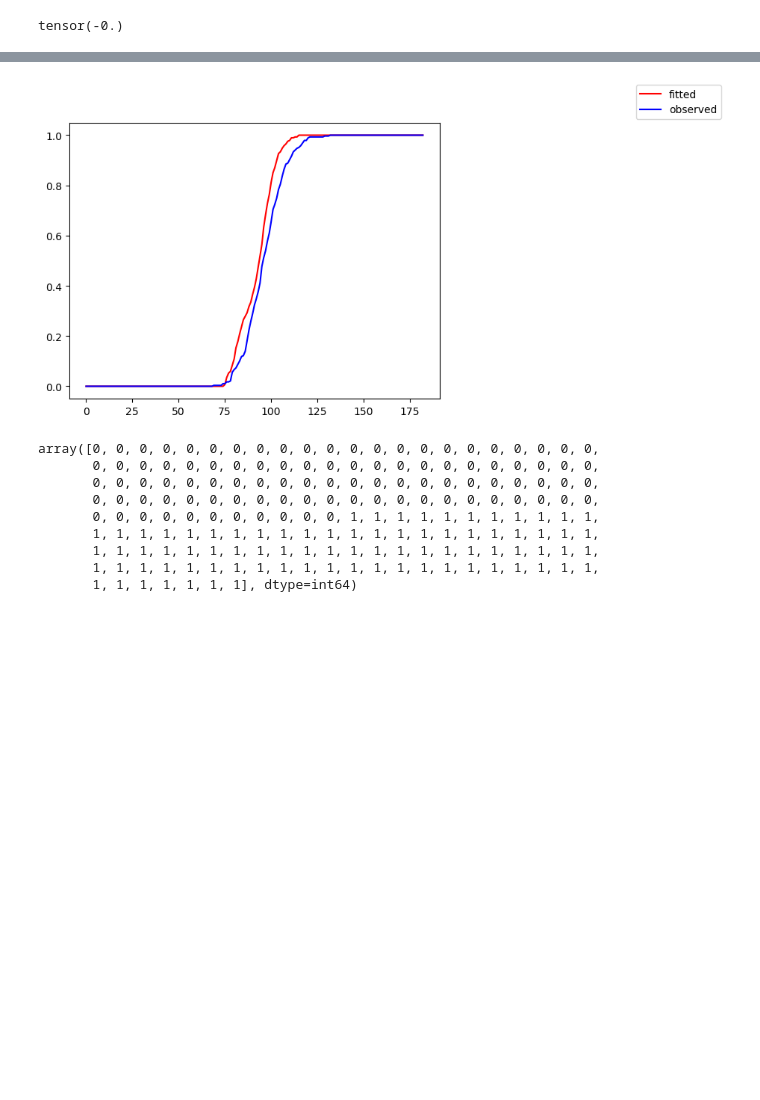
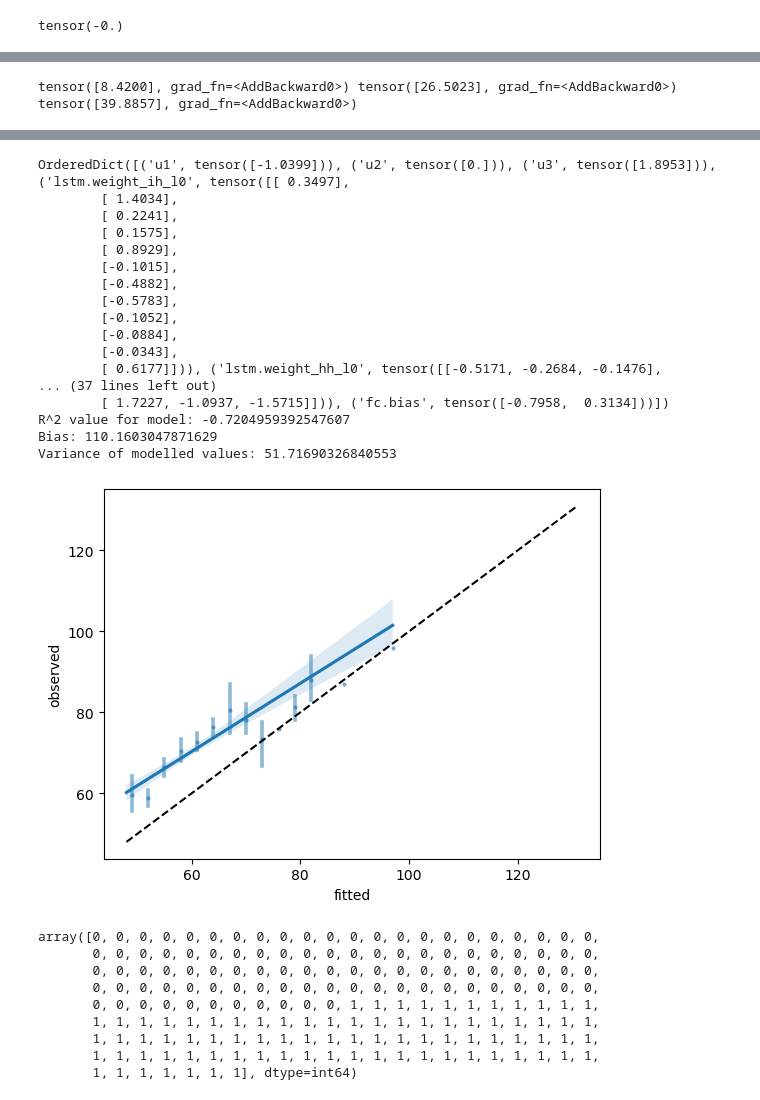
Before and after one commit to MartinP556/ML_algorithms, a Jupyter notebook: LSTM.ipynb, the cells around one changed output, grey strips where cells are left out. Saved outputs shown, nothing was run; the diff lists cells and outputs as text; code cells hidden in the pictures; blank space fills up the shorter version.

Commit message:
About to clean LSTM code

```diff
--- a/LSTM.ipynb
+++ b/LSTM.ipynb
@@ -245,7 +245,7 @@ def sample_augmented_frame(ds_inputs):
             ds_augmented.loc[row_index, f'observed time to {phase}'] = pd.to_timedelta(ds_inputs.loc[row_index, f'observed time to {phase}']) + np.timedelta64(60 - augmented_start, 'D')
     return ds_augmented
 # %%
-ds_reanalysis_SSA = pd.read_csv('C:\\Users\\wlwc1989\\Documents\\Phenology_Test_Notebooks\\phenology_dwd\\results_for_comparing\\for_baseline_tests\\Maize_ML_data_Africa_t2m_PD_SOS.csv')
+ds_reanalysis_SSA = pd.read_csv('C:\\Users\\wlwc1989\\Documents\\Phenology_Test_Notebooks\\phenology_dwd\\results_for_comparing\\Maize_ML_data_Africa_t2m_PD_SOS2.csv')
 ds_reanalysis_SSA['Referenzjahr'] = pd.to_datetime(ds_reanalysis_SSA['WC SOS date']).dt.year
 ds_reanalysis_SSA = ds_reanalysis_SSA.drop('Unnamed: 0', axis = 1).rename(columns={'Stations_id': 'Stations_Id', 'Referenzjahr': 'year'})
 ds_reanalysis_SSA['year'] = ds_reanalysis_SSA['year'].astype(int)
@@ -264,8 +264,8 @@ ds_inputs_SSA['observed time to beginning of flowering'] = pd.to_timedelta(ds_in
 ds_inputs_SSA = ds_inputs_SSA.loc[ds_inputs_SSA['observed time to beginning of flowering'] > 0]
 with warnings.catch_warnings(action="ignore"):
     ds_inputs_SSA = interpolate_columns(ds_inputs_SSA, 270, 'NDVI', resolution=8)
-ds_inputs_SSA.loc[:, [f'temperature at day {n}' for n in range(300)]] = modelling_fctns.Wang_Engel_Temp_response(ds_inputs_SSA.loc[:, [f'temperature at day {n}' for n in range(300)]], 7, 30, 42)
-ds_inputs_SSA = make_cumulative(ds_inputs_SSA, driver_variable = 'temperature', numdays = 300, T_base = 0)
+#ds_inputs_SSA.loc[:, [f'temperature at day {n}' for n in range(300)]] = modelling_fctns.Wang_Engel_Temp_response(ds_inputs_SSA.loc[:, [f'temperature at day {n}' for n in range(300)]], 7, 30, 42)
+#ds_inputs_SSA = make_cumulative(ds_inputs_SSA, driver_variable = 'temperature', numdays = 300, T_base = 0)
 stations_data_lobell = pd.read_csv('C:\\Users\\wlwc1989\\Documents\\Phenology_Test_Notebooks\\phenology_dwd\\African_data\\Lobell2011\\EIL_site_latlon.csv')
 ds_inputs_SSA = get_station_locations_SSA(ds_inputs_SSA, stations_data_lobell)
 ds_inputs_SSA = ds_inputs_SSA.rename(columns={'Stations_Id':'Stations_id'})
@@ -400,0 +461,8 @@ class LSTMClassifier(nn.Module):
+# %%
+def plot_from_saved(savename, model, val_dl):
+    model_dir = 'C:\\Users\\wlwc1989\\Documents\\Phenology_Test_Notebooks\\ML_algorithms\\saved_models\\'
+    model_path = os.path.join(model_dir, savename + ".pt")
+    checkpoint = torch.load(model_path, weights_only=True)
+    model.load_state_dict(checkpoint['model_state_dict'])
+    #optimizer.load_state_dict(checkpoint['optimizer_state_dict'])
+    plot_fitted_observed(model, val_dl)
@@ -505,3 +650,10 @@ fit(epochs, model, criterion, optimizer, train_dl, val_dl, save_name = 'LSTM_tem
+# %%
+T_min = 9 + 2*(torch.tanh(model.u1))
+T_opt = 28 + 3*(torch.tanh(model.u2))
+T_max = 39 + torch.tanh(model.u3)
+print(T_min, T_opt, T_max)
+# %% [output]
+tensor([8.4200], grad_fn=<AddBackward0>) tensor([26.5023], grad_fn=<AddBackward0>) tensor([39.8857], grad_fn=<AddBackward0>)
 # %%
 183 - plot_from_saved('LSTM1', model, val_dl).sum(dim=1)#.shape
 # %% [output]
@@ -525,20 +677,38 @@ tensor([ 92.,  74.,  98., 128.,  91.,  97., 102.,  93., 102.,  89.,  91.,  94.,
 # %%
 bs = 500
 n_channels = 1
-train_dl, val_dl = train_test_dl_from_tensors(temp_series_DE, NDVI_labels_DE, bs = bs, n_channels = n_channels)
+#train_dl, val_dl = train_test_dl_from_tensors(temp_series_DE, NDVI_labels_DE, bs = bs, n_channels = n_channels)
+#train_dl, val_dl = train_test_dl_from_tensors(temp_series_SSA, NDVI_labels_SSA, bs = bs, n_channels = n_channels)
 #n_channels = 2
 bs = 500
 input_dim = n_channels # Example: 100-dimensional word embeddings
 hidden_dim = 3
 num_layers = 2
 output_dim = 2  # Example: 5 classes
 
-model = LSTMClassifier(input_dim, hidden_dim, num_layers, output_dim)
+model = LSTMClassifier_KG(input_dim, hidden_dim, num_layers, output_dim)
 
-train_dl_SSA, val_dl_SSA = train_test_dl_from_tensors(temp_NDVI_series_SSA, NDVI_labels_SSA, bs = bs, n_channels = n_channels, train_proportion=0)
-fitted = plot_from_saved('LSTM_temp', model, val_dl, method = 'cumulative')
+train_dl_SSA, val_dl_SSA = train_test_dl_from_tensors(temp_series_SSA, NDVI_labels_SSA, bs = bs, n_channels = n_channels, train_proportion=0)
+fitted = plot_from_saved('LSTM_KG', model, val_dl_SSA, method = 'regression')
 # %% [output]
+OrderedDict([('u1', tensor([-1.0399])), ('u2', tensor([0.])), ('u3', tensor([1.8953])), ('lstm.weight_ih_l0', tensor([[ 0.3497],
+        [ 1.4034],
+        [ 0.2241],
+        [ 0.1575],
+        [ 0.8929],
+        [-0.1015],
+        [-0.4882],
+        [-0.5783],
+        [-0.1052],
+        [-0.0884],
+        [-0.0343],
+        [ 0.6177]])), ('lstm.weight_hh_l0', tensor([[-0.5171, -0.2684, -0.1476],
+... (37 lines left out)
+        [ 1.7227, -1.0937, -1.5715]])), ('fc.bias', tensor([-0.7958,  0.3134]))])
+R^2 value for model: -0.7204959392547607
+Bias: 110.1603047871629
+Variance of modelled values: 51.71690326840553
-[figure, old version]
+[figure, new version]
 # %%
 def cross_percentile_date(smoothed_series, percentile):
     # Calculate the 90th percentile
```
Also changed, not shown: parts of 22 cells of this notebook, 1 other file.
